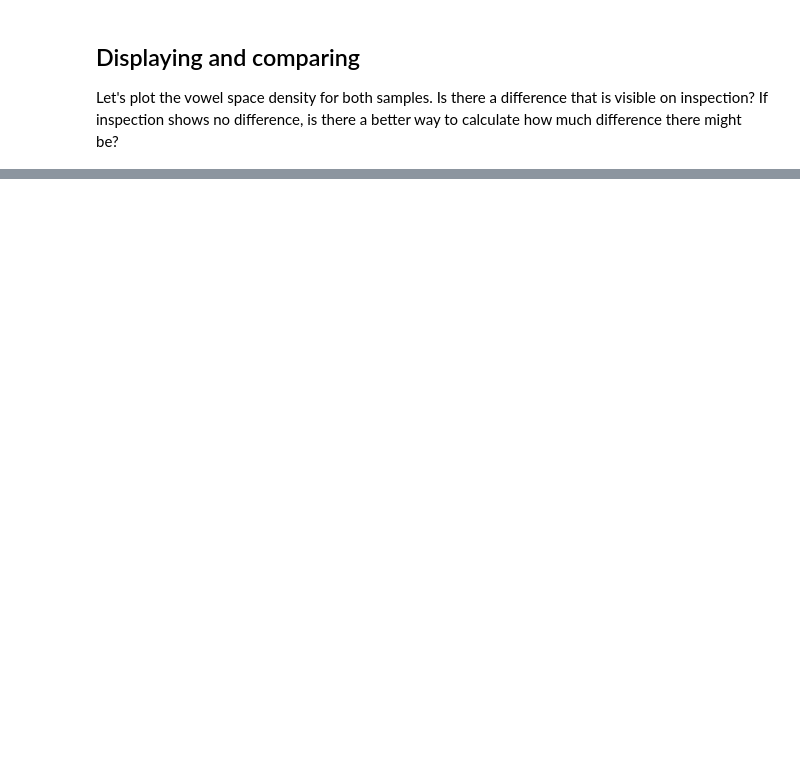
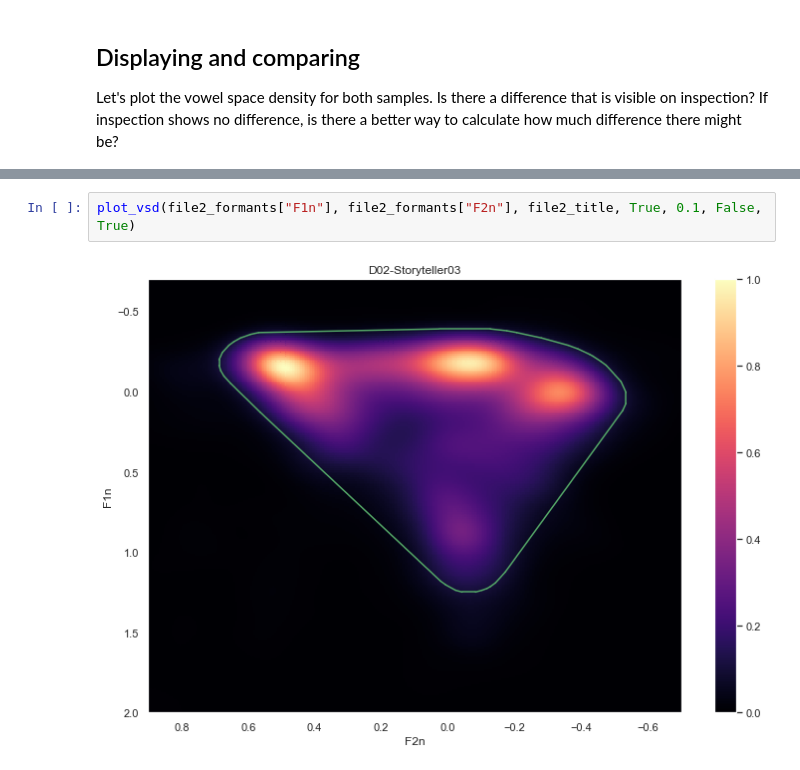
Before and after one commit to euangeleo/vsd-verify, a Jupyter notebook: Q3 - Zhuang speakers but same localect/Q3 same localect different speakers.ipynb, the cells around one changed output, grey strips where cells are left out. Drawn from its saved outputs; the diff is of its cells as text; blank space fills up the shorter version.

```diff
--- a/Q3 - Zhuang speakers but same localect/Q3 same localect different speakers.ipynb
+++ b/Q3 - Zhuang speakers but same localect/Q3 same localect different speakers.ipynb
@@ -183,0 +209,4 @@ plt.show()
+# %%
+plot_vsd(file2_formants["F1n"], file2_formants["F2n"], file2_title, True, 0.1, False, True)
+# %% [output]
+[figure, added]
```
Also changed, not shown: parts of 22 cells of this notebook, 5 other files.
